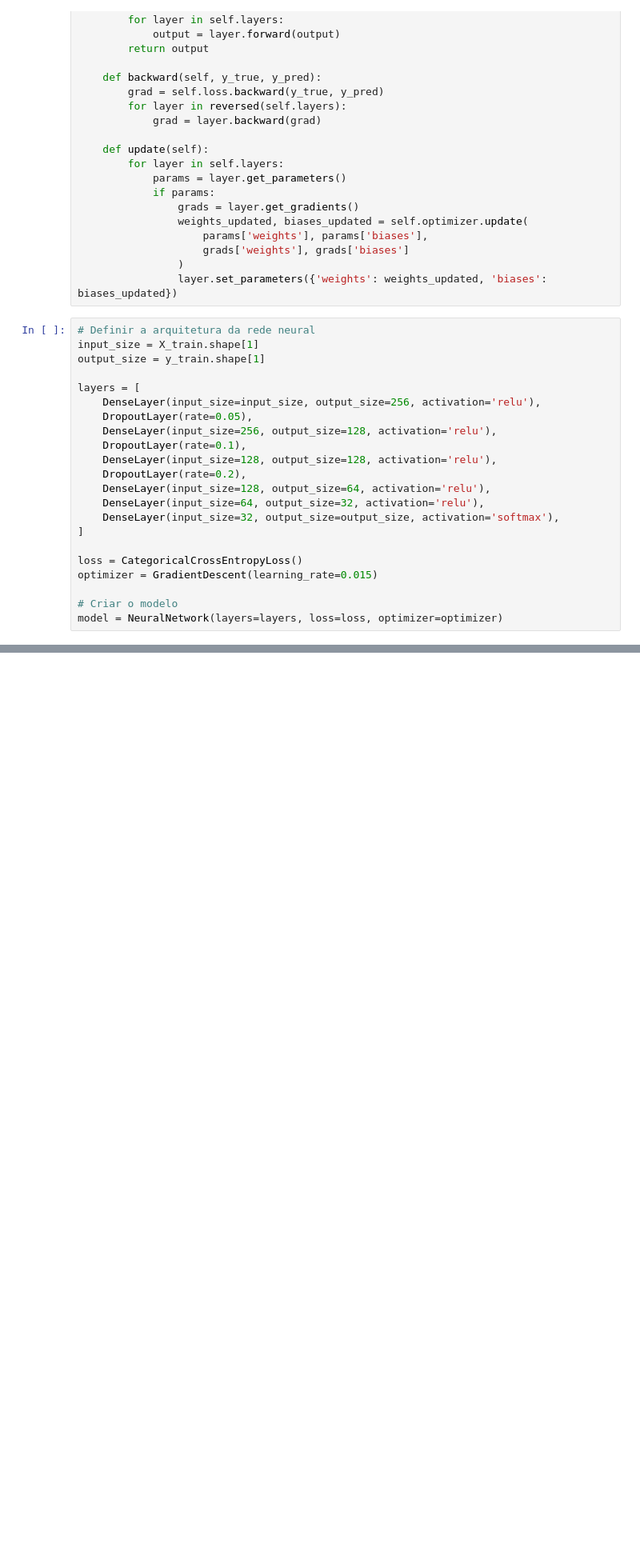
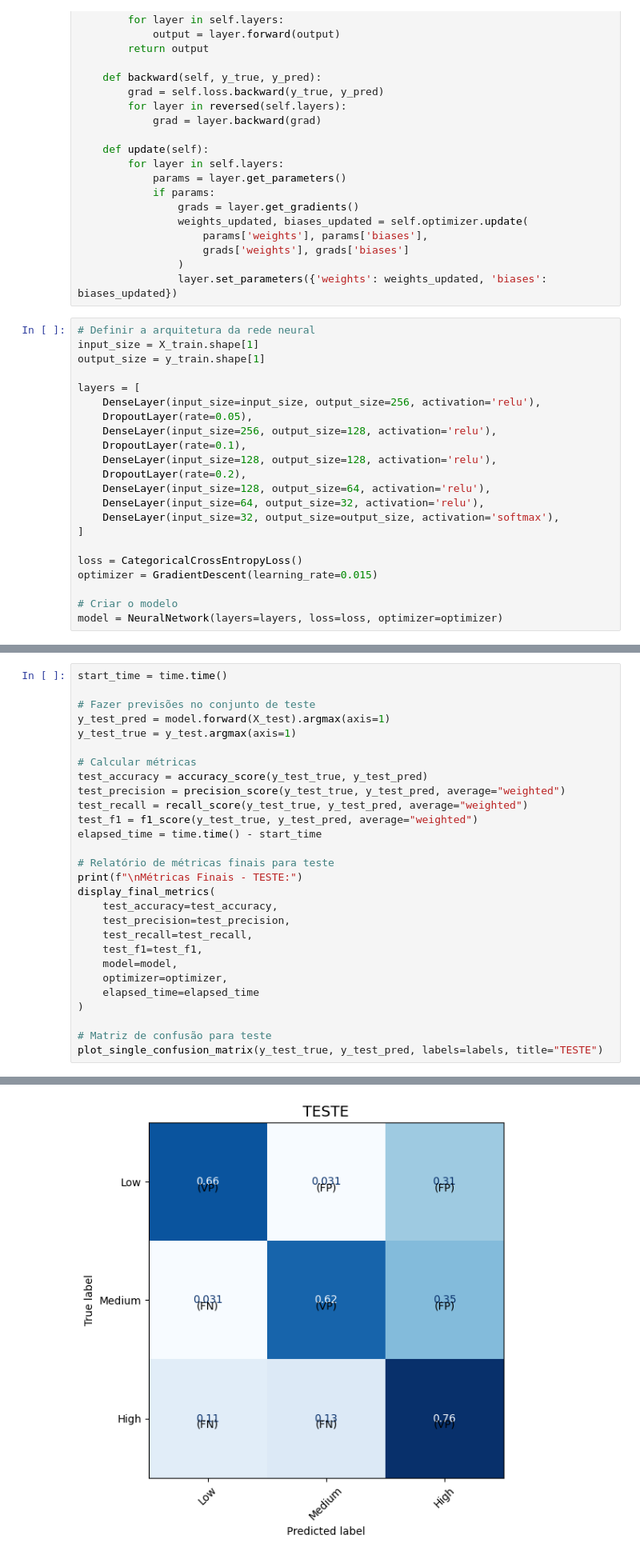
Before and after one commit to medalha01/ML-Projects, a Jupyter notebook: notebooks/multiclass_classification_model.ipynb, the cells around one changed output, grey strips where cells are left out. Shown at 80% size. Cells and saved outputs as stored; diff of their text form; blank space fills up the shorter version.

```diff
--- a/notebooks/multiclass_classification_model.ipynb
+++ b/notebooks/multiclass_classification_model.ipynb
@@ -313,0 +317,29 @@ print(f"Test Accuracy: {accuracy:.4f}")
+# %%
+start_time = time.time()
+
+# Fazer previsões no conjunto de teste
+y_test_pred = model.forward(X_test).argmax(axis=1)
+y_test_true = y_test.argmax(axis=1)
+
+# Calcular métricas
+test_accuracy = accuracy_score(y_test_true, y_test_pred)
+test_precision = precision_score(y_test_true, y_test_pred, average="weighted")
+test_recall = recall_score(y_test_true, y_test_pred, average="weighted")
+test_f1 = f1_score(y_test_true, y_test_pred, average="weighted")
+elapsed_time = time.time() - start_time
+
+# Relatório de métricas finais para teste
+print(f"\nMétricas Finais - TESTE:")
+display_final_metrics(
+    test_accuracy=test_accuracy,
+    test_precision=test_precision,
+    test_recall=test_recall,
+    test_f1=test_f1,
+    model=model,
+    optimizer=optimizer,
+    elapsed_time=elapsed_time
+)
+
+# Matriz de confusão para teste
+plot_single_confusion_matrix(y_test_true, y_test_pred, labels=labels, title="TESTE")
+# %% [output]
@@ -313,0 +363 @@ print(f"Test Accuracy: {accuracy:.4f}")
+[figure, added]
```
Also changed, not shown: parts of 7 cells of this notebook.
